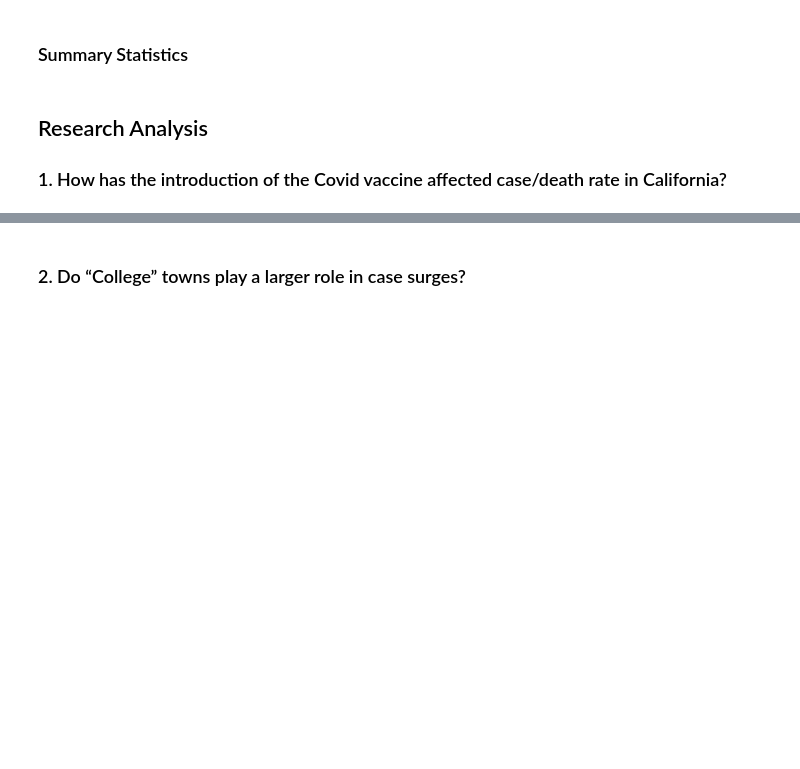
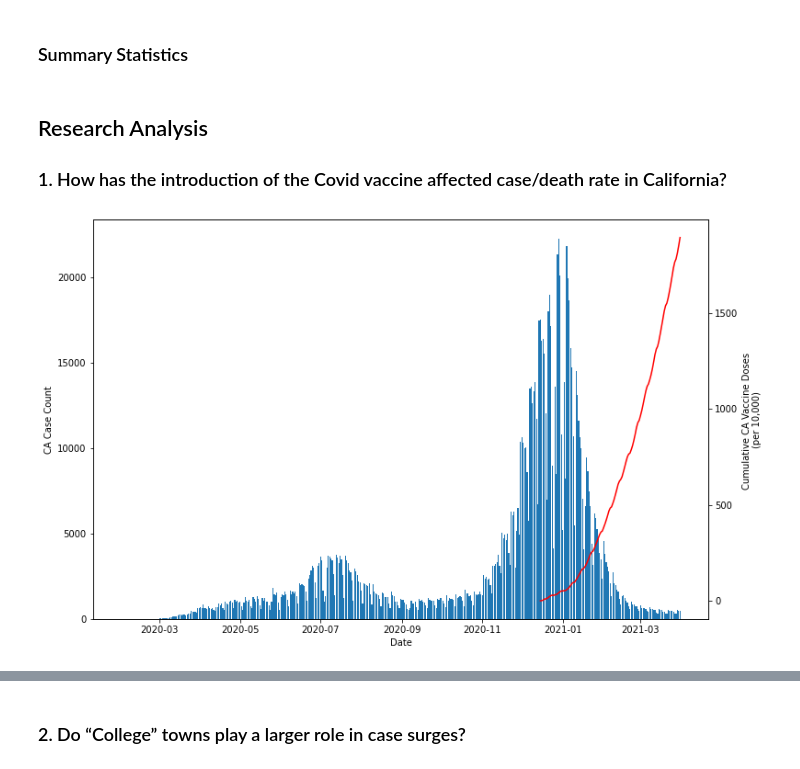
Before and after one commit to danijmartin/Covid-19-California, a Jupyter notebook: covid19_ca_main.ipynb, the cells around one changed output, grey strips where cells are left out. Cells and saved outputs as stored; diff of their text form; code cells hidden in the pictures; blank space fills up the shorter version.

```diff
--- a/covid19_ca_main.ipynb
+++ b/covid19_ca_main.ipynb
@@ -90,0 +91,7 @@ vaccine_df
+# %%
+#Cumulative CA Vaccination dataframe:
+ca_vaccinations=vaccine_df.groupby(['administered_date'],as_index=False).agg({'cumulative_total_doses':['sum']})
+ca_vaccinations.columns = ca_vaccinations.columns.droplevel(1)
+ca_vaccinations.administered_date = pd.to_datetime(ca_vaccinations['administered_date'],format='%m/%d/%Y')
+ca_vaccinations['cumulative_doses_by_10000']=ca_vaccinations.apply(lambda row: row.cumulative_total_doses/10000,axis=1)
+ca_vaccinations
@@ -151,3 +172,33 @@ census_df.to_csv('Data/Census_data.csv', encoding='utf-8', index=False)
 ## Research Analysis
 
 ### 1.	How has the introduction of the Covid vaccine affected case/death rate in California?
+# %%
+#Covid cases vs. vaccinations
+
+#covid case & dates for bar graph
+x1=(clean_case['date'])
+y1=(clean_case['cases'])
+
+#vaccine counts and dates for line graph
+x2=ca_vaccinations['administered_date']
+y2=ca_vaccinations['cumulative_doses_by_10000']
+
+#format figure
+fig, axis1 = plt.subplots(figsize=(12,8))
+axis2=axis1.twinx()    #create a second axis sharing the x-axis
+
+#create bar graph using CA case counts
+axis1.bar(x1,y1,)
+axis1.set_ylabel("CA Case Count")
+axis1.set_xlabel('Date')
+
+#plot cumulative vaccine counts on 2nd y-axis
+axis2.plot(x2,y2,color='red')
+axis2.set_ylabel('Cumulative CA Vaccine Doses \n(per 10,000)')
+
+#change y-ticks for 2nd axis
+axis2.set_yticks(np.arange(0,2000,500))
+
+plt.show()
+# %% [output]
+[figure, added]
```
Also changed, not shown: parts of 3 cells of this notebook.
